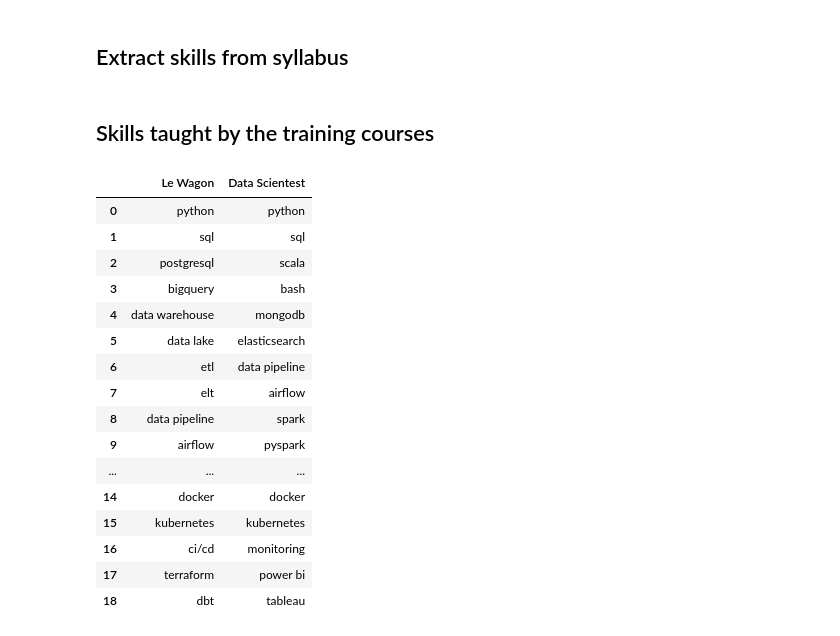
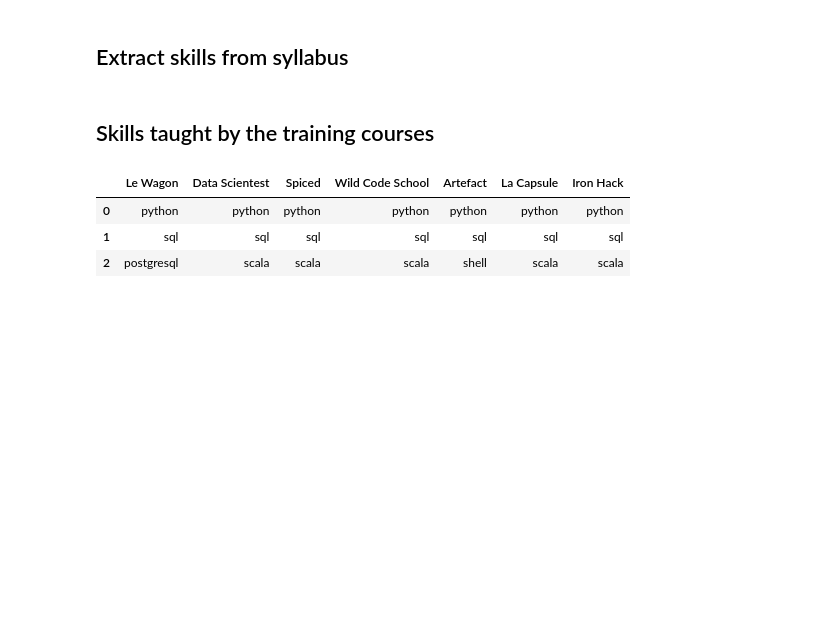
Before and after one commit to thcarole1/data-engineer-skills, a Jupyter notebook: notebooks/Data engineer skills.ipynb, the cells around one changed output. Saved outputs shown, nothing was run; the diff lists cells and outputs as text; code cells hidden in the pictures; blank space fills up the shorter version.

```diff
--- a/notebooks/Data engineer skills.ipynb
+++ b/notebooks/Data engineer skills.ipynb
@@ -409,30 +490,22 @@ for course in training_courses:
 # %%
 # Format the skills from training courses into a Pandas dataframe
 formations = {
     training_courses[0]["name"]: training_courses[0]["skills"],
     training_courses[1]["name"]: training_courses[1]["skills"],
+    training_courses[2]["name"]: training_courses[2]["skills"],
+    training_courses[3]["name"]: training_courses[3]["skills"],
+    training_courses[4]["name"]: training_courses[4]["skills"],
+    training_courses[5]["name"]: training_courses[5]["skills"],
+    training_courses[6]["name"]: training_courses[6]["skills"],
 }
 
 df_formations = pd.DataFrame.from_dict(formations, orient="index").transpose()
-display(df_formations)
+display(df_formations.head(3))
 # %% [output]
-|  | Le Wagon | Data Scientest |
-| 0 | python | python |
-| 1 | sql | sql |
-| 2 | postgresql | scala |
-| 3 | bigquery | bash |
-| 4 | data warehouse | mongodb |
-| 5 | data lake | elasticsearch |
-| 6 | etl | data pipeline |
-| 7 | elt | airflow |
-| 8 | data pipeline | spark |
-| 9 | airflow | pyspark |
-| ... | ... | ... |
-| 14 | docker | docker |
-| 15 | kubernetes | kubernetes |
-| 16 | ci/cd | monitoring |
-| 17 | terraform | power bi |
-| 18 | dbt | tableau |
+|  | Le Wagon | Data Scientest | Spiced | Wild Code School | Artefact | La Capsule | Iron Hack |
+| 0 | python | python | python | python | python | python | python |
+| 1 | sql | sql | sql | sql | sql | sql | sql |
+| 2 | postgresql | scala | scala | scala | shell | scala | scala |
 # %%
 # Merge in-demand skill with current candidate status
 matrix = skills_stats.merge(df_candidat, left_on="skills_found", right_on="skill", how="left")
```
Also changed, not shown: parts of 12 cells of this notebook.
